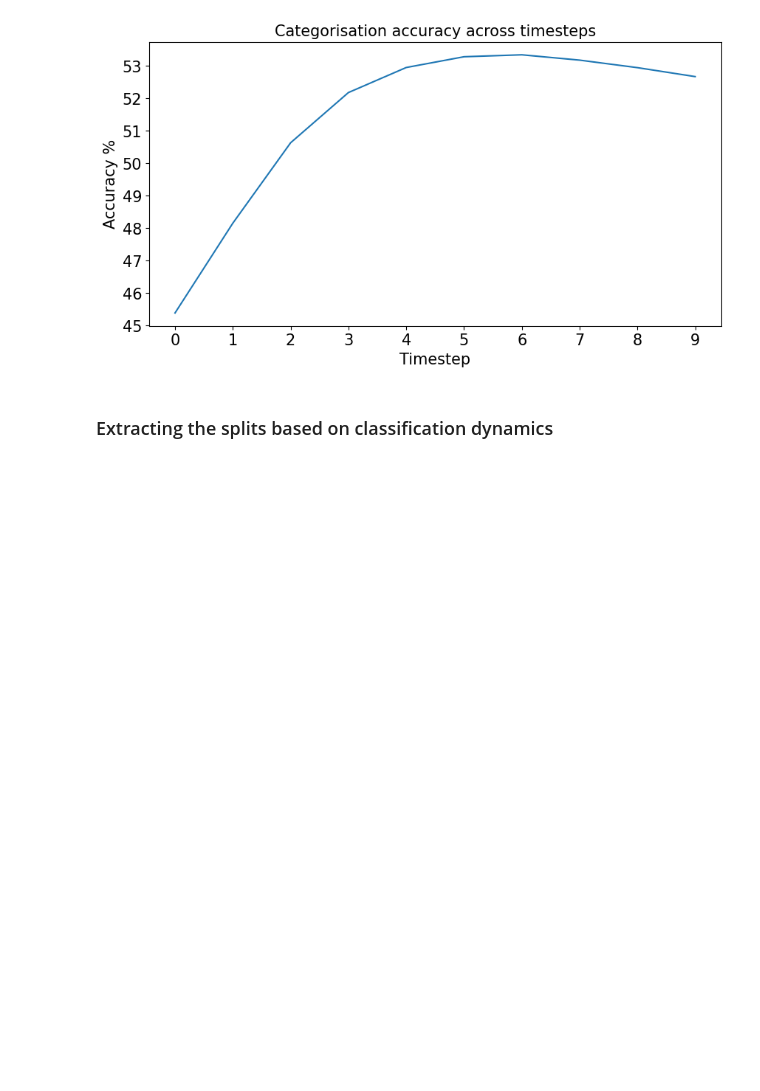
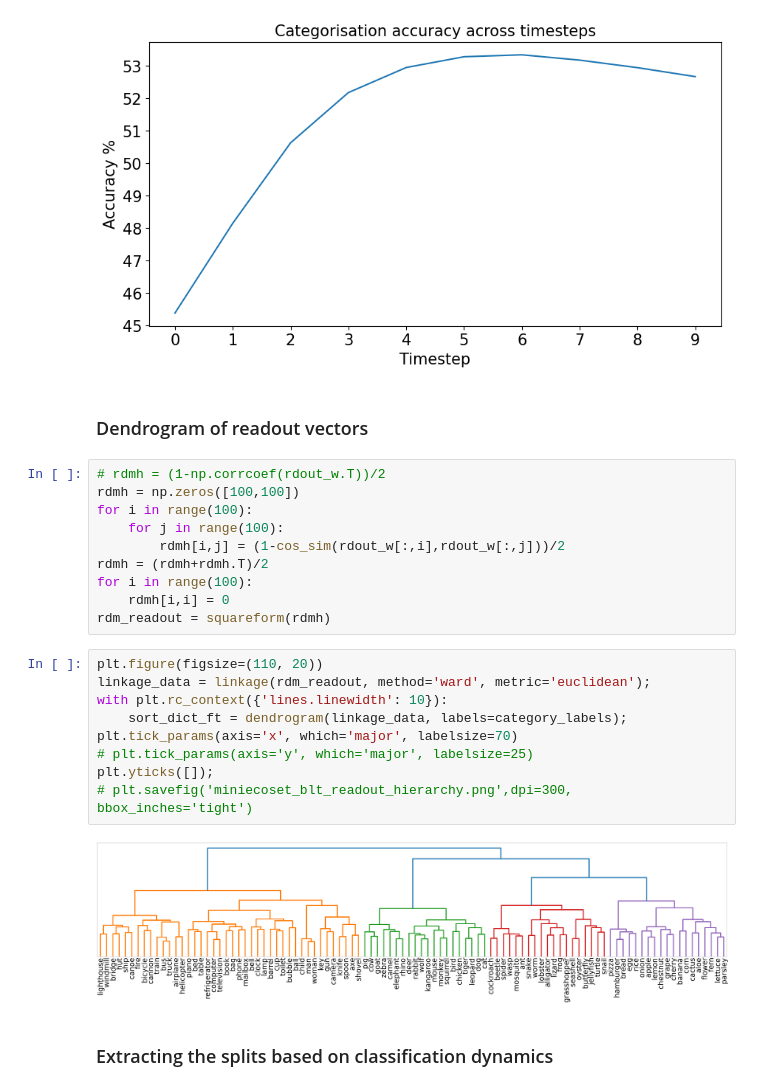
Before and after one commit to KietzmannLab/BLT-pytorch-CCN23, a Jupyter notebook: BLT_analyse/analysis.ipynb, the cells around one changed output. Saved outputs shown, nothing was run; the diff lists cells and outputs as text; blank space fills up the shorter version.

```diff
--- a/BLT_analyse/analysis.ipynb
+++ b/BLT_analyse/analysis.ipynb
@@ -102,6 +102,29 @@ print('t for max accuracy: ',np.argmax(acc_t),'; acc = ',np.max(acc_t)*100,'%\n'
 # %% [output]
 t for max accuracy:  6 ; acc =  53.344 %
 [figure]
+# %% [markdown]
+### Dendrogram of readout vectors
+# %%
+# rdmh = (1-np.corrcoef(rdout_w.T))/2
+rdmh = np.zeros([100,100])
+for i in range(100):
+    for j in range(100):
+        rdmh[i,j] = (1-cos_sim(rdout_w[:,i],rdout_w[:,j]))/2
+rdmh = (rdmh+rdmh.T)/2
+for i in range(100):
+    rdmh[i,i] = 0
+rdm_readout = squareform(rdmh)
+# %%
+plt.figure(figsize=(110, 20))
+linkage_data = linkage(rdm_readout, method='ward', metric='euclidean');
+with plt.rc_context({'lines.linewidth': 10}):
+    sort_dict_ft = dendrogram(linkage_data, labels=category_labels);
+plt.tick_params(axis='x', which='major', labelsize=70)
+# plt.tick_params(axis='y', which='major', labelsize=25)
+plt.yticks([]);
+# plt.savefig('miniecoset_blt_readout_hierarchy.png',dpi=300, bbox_inches='tight')
+# %% [output]
+[figure, added]
 # %% [markdown]
 ### Extracting the splits based on classification dynamics
 # %%
```
Also changed, not shown: parts of 1 cell of this notebook, 1 other file.
